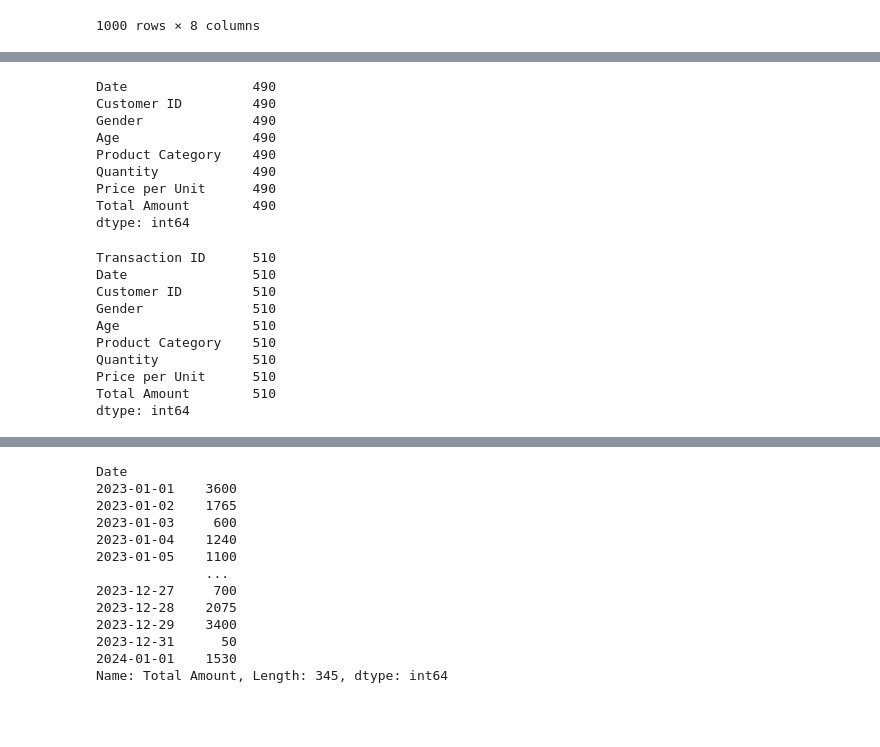
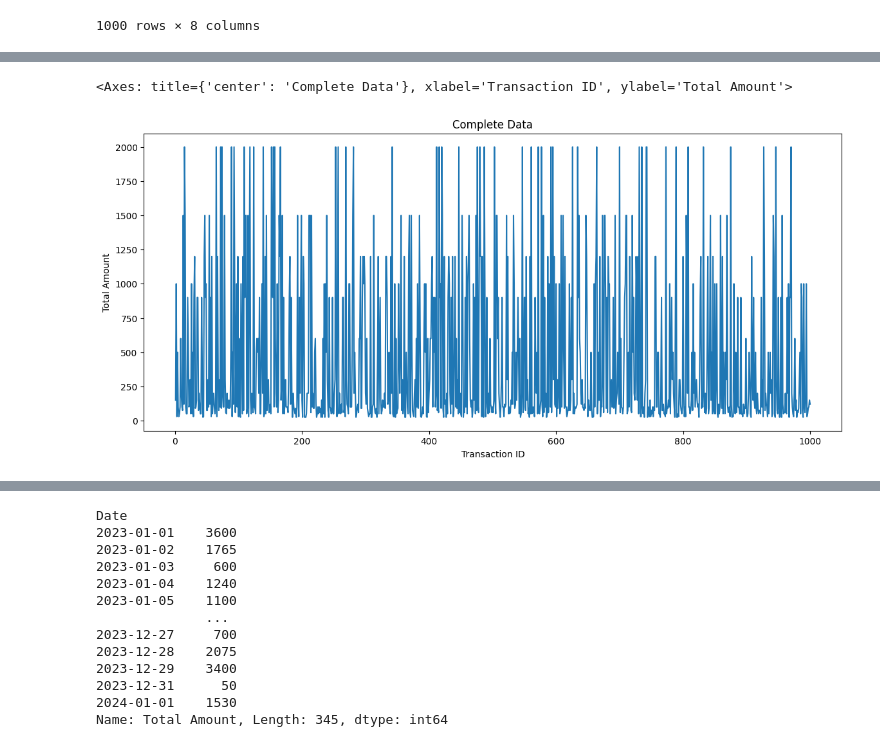
Before and after one commit to Jimngn/retailanalysis, a Jupyter notebook: Analysis.ipynb, the cells around one changed output, grey strips where cells are left out. Saved outputs shown, nothing was run; the diff lists cells and outputs as text; code cells hidden in the pictures; blank space fills up the shorter version.

```diff
--- a/Analysis.ipynb
+++ b/Analysis.ipynb
@@ -32,25 +34,11 @@ sns.lineplot(data = df)
+# %%
+plt.figure(figsize=(14,6))
+plt.title("Complete Data")
+sns.lineplot(data = df['Total Amount'], dashes = False)
+# %% [output]
+<Axes: title={'center': 'Complete Data'}, xlabel='Transaction ID', ylabel='Total Amount'>
+[figure, added]
 # %%
-df.loc[df['Gender'] == 'Male'].count()
+male = df.loc[df['Gender'] == 'Male'].count()
-# %% [output]
-Date                490
-Customer ID         490
-Gender              490
-Age                 490
-Product Category    490
-Quantity            490
-Price per Unit      490
-Total Amount        490
-dtype: int64
 # %%
-data.loc[data['Gender'] == 'Female'].count()
+gender = df.loc[df['Gender'].count()
-# %% [output]
-Transaction ID      510
-Date                510
-Customer ID         510
-Gender              510
-Age                 510
-Product Category    510
-Quantity            510
-Price per Unit      510
-Total Amount        510
-dtype: int64
```
Also changed, not shown: parts of 8 cells of this notebook.
